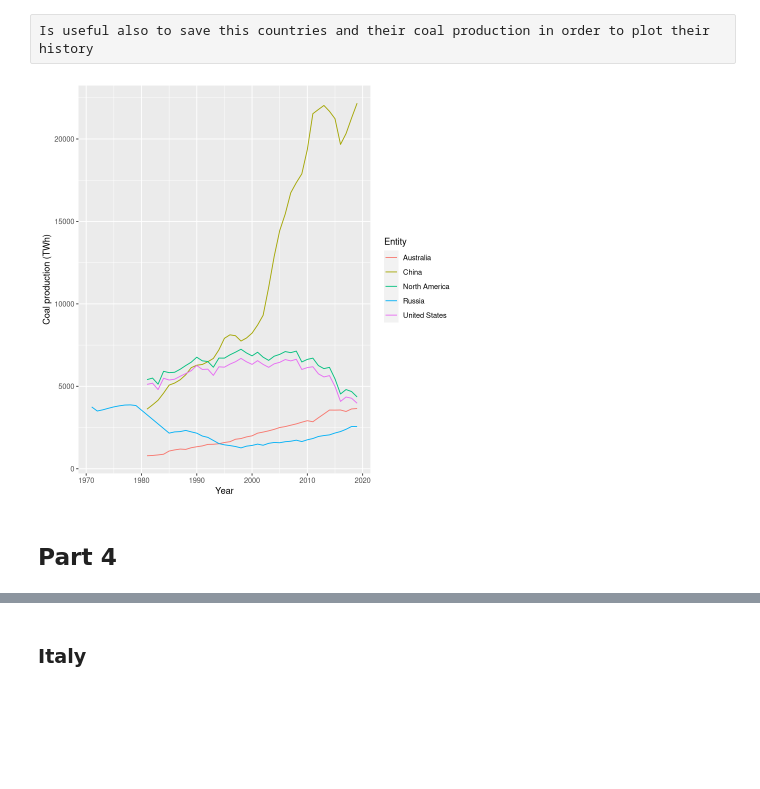
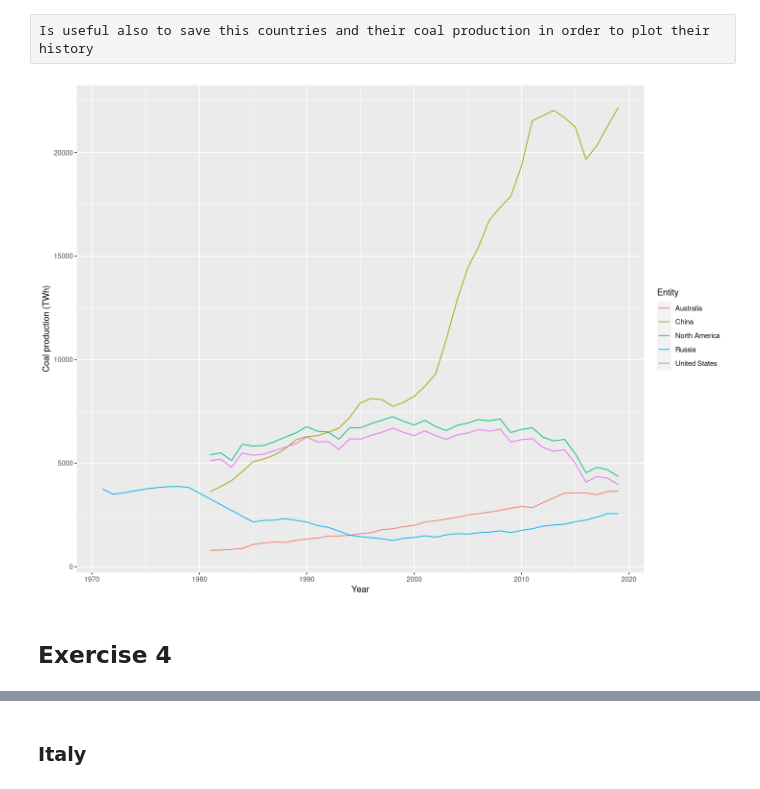
Before and after one commit to Confizolo/PoDProjects, a Jupyter notebook: ASfPA/Ex01/Ex01.ipynb, the cells around one changed output, grey strips where cells are left out. Drawn from its saved outputs; the diff is of its cells as text; code cells hidden in the pictures; blank space fills up the shorter version.

```diff
--- a/ASfPA/Ex01/Ex01.ipynb
+++ b/ASfPA/Ex01/Ex01.ipynb
@@ -172,11 +165,12 @@ Is useful also to save this countries and their coal production in order to plot
 # %%
 top_cnt = agg_coal[order(agg_coal$C, decreasing = TRUE),][1:5,]$Group.1
 # %%
+options(repr.plot.width=12, repr.plot.height=9)
 ggplot ( subset(coaldata70,Entity %in% top_cnt)) + aes ( x = Year, y = `Coal production (TWh)`, group = Entity, colour = Entity) + geom_line()
 # %% [output]
-[figure, old version]
+[figure, new version]
 # %% [markdown]
-## Part 4
+## Exercise 4
 # %%
 data_covid = tibble(read_csv("DATA/vaccinations-by-manufacturer.csv"))
 # %% [output]
```
Also changed, not shown: parts of 19 cells of this notebook, 1 other file.
